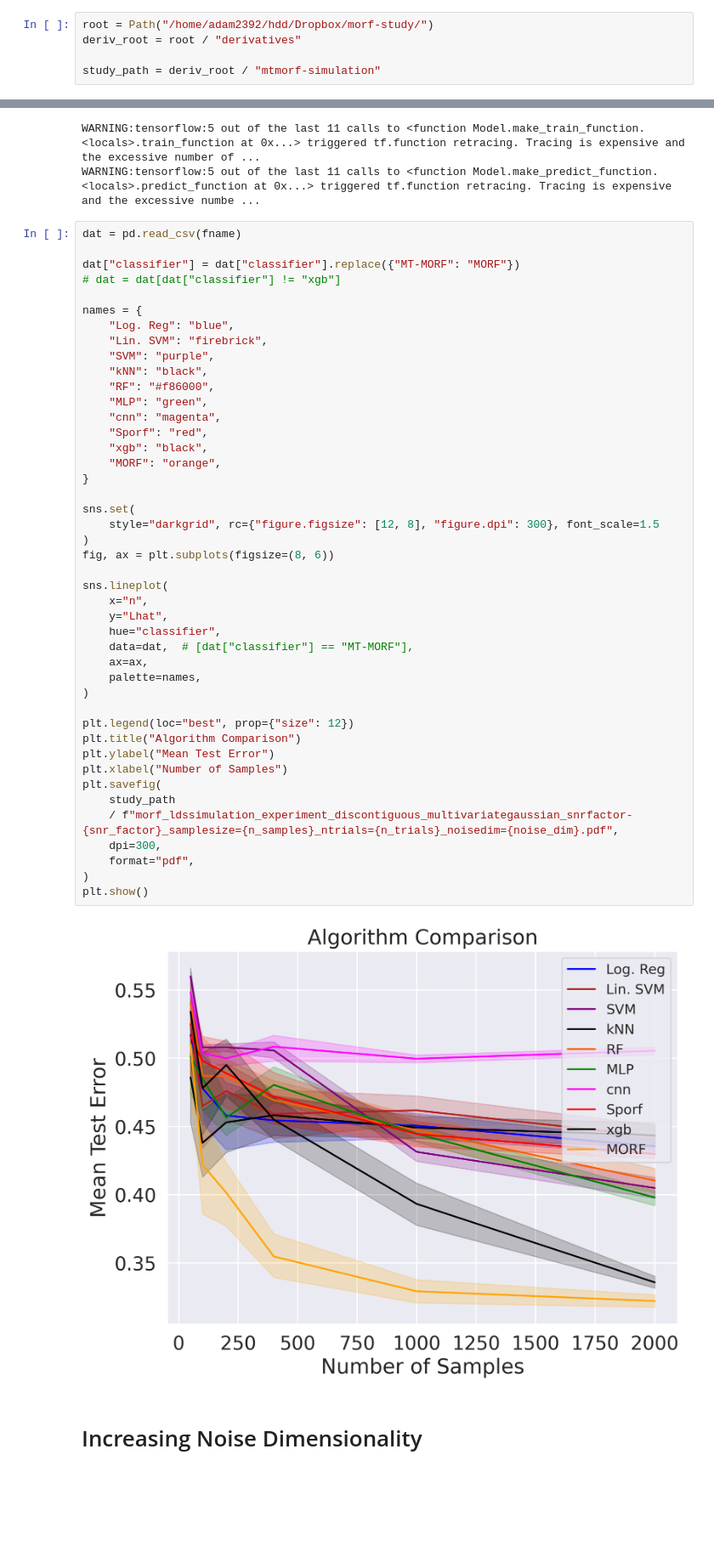
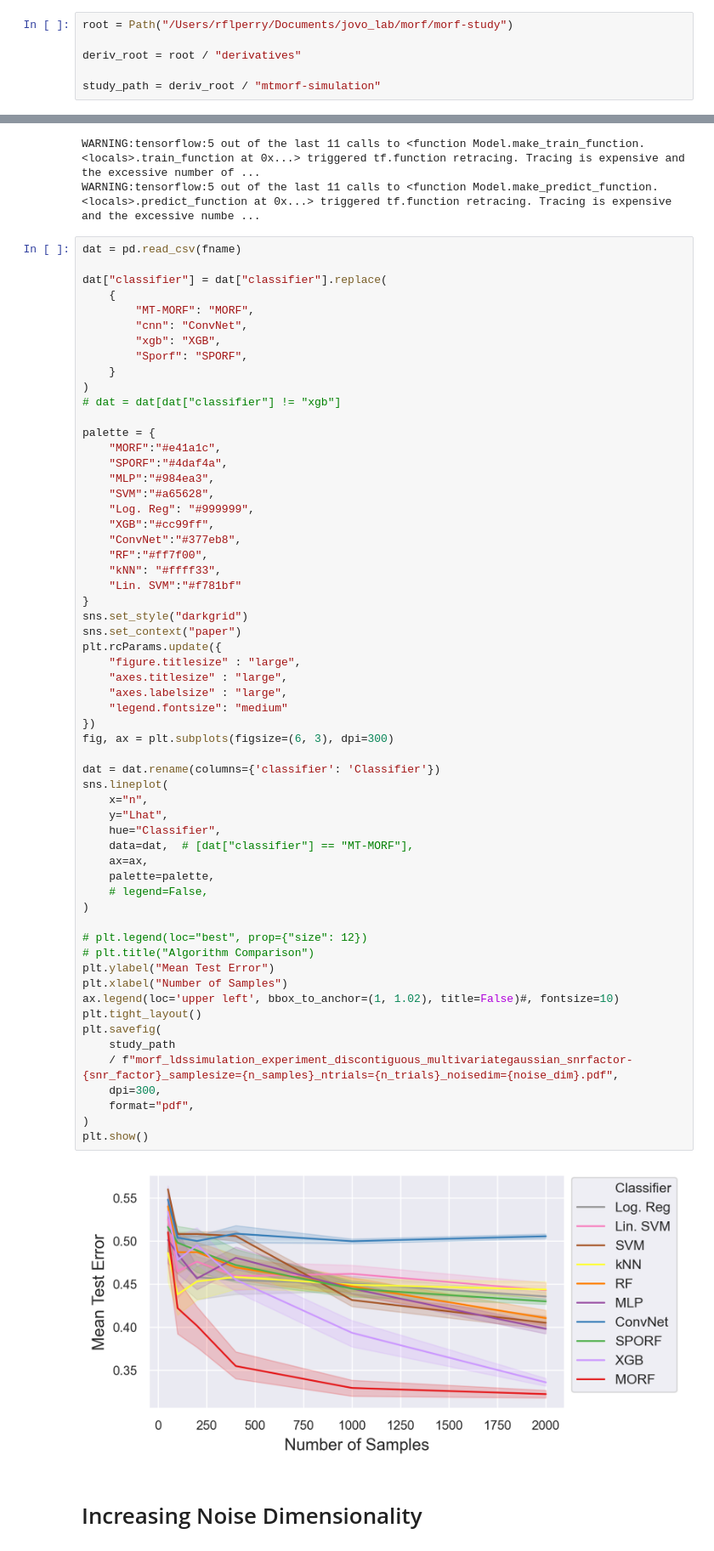
Before and after one commit to adam2392/morf-demo, a Jupyter notebook: notebooks/simulation_analysis_armodels_mtrf.ipynb, the cells around one changed output, grey strips where cells are left out. Shown at 85% size. Saved outputs shown, nothing was run; the diff lists cells and outputs as text; blank space fills up the shorter version.

```diff
--- a/notebooks/simulation_analysis_armodels_mtrf.ipynb
+++ b/notebooks/simulation_analysis_armodels_mtrf.ipynb
@@ -90,7 +87,8 @@ mu = np.zeros((data_dim,))
 # permutation strategy
 permutation_strategy = "alternate"
 # %%
-root = Path("/home/adam2392/hdd/Dropbox/morf-study/")
+root = Path("/Users/rflperry/Documents/jovo_lab/morf/morf-study")
+
 deriv_root = root / "derivatives"
 
 study_path = deriv_root / "mtmorf-simulation"
@@ -460,49 +458,64 @@ WARNING:tensorflow:5 out of the last 11 calls to <function Model.make_predict_fu
 # %%
 dat = pd.read_csv(fname)
 
-dat["classifier"] = dat["classifier"].replace({"MT-MORF": "MORF"})
+dat["classifier"] = dat["classifier"].replace(
+    {
+        "MT-MORF": "MORF",
+        "cnn": "ConvNet",
+        "xgb": "XGB",
+        "Sporf": "SPORF",
+    }
+)
 # dat = dat[dat["classifier"] != "xgb"]
 
-names = {
-    "Log. Reg": "blue",
-    "Lin. SVM": "firebrick",
-    "SVM": "purple",
-    "kNN": "black",
-    "RF": "#f86000",
-    "MLP": "green",
-    "cnn": "magenta",
-    "Sporf": "red",
-    "xgb": "black",
-    "MORF": "orange",
+palette = {
+    "MORF":"#e41a1c",
+    "SPORF":"#4daf4a",
+    "MLP":"#984ea3",
+    "SVM":"#a65628",
+    "Log. Reg": "#999999",
+    "XGB":"#cc99ff",
+    "ConvNet":"#377eb8",
+    "RF":"#ff7f00",
+    "kNN": "#ffff33",
+    "Lin. SVM":"#f781bf"
 }
+sns.set_style("darkgrid")
+sns.set_context("paper")
+plt.rcParams.update({
+    "figure.titlesize" : "large",
+    "axes.titlesize" : "large",
+    "axes.labelsize" : "large",
+    "legend.fontsize": "medium"
+})
+fig, ax = plt.subplots(figsize=(6, 3), dpi=300)
 
-sns.set(
-    style="darkgrid", rc={"figure.figsize": [12, 8], "figure.dpi": 300}, font_scale=1.5
-)
-fig, ax = plt.subplots(figsize=(8, 6))
-
+dat = dat.rename(columns={'classifier': 'Classifier'})
 sns.lineplot(
     x="n",
     y="Lhat",
-    hue="classifier",
+    hue="Classifier",
     data=dat,  # [dat["classifier"] == "MT-MORF"],
     ax=ax,
-    palette=names,
+    palette=palette,
+    # legend=False,
 )
 
-plt.legend(loc="best", prop={"size": 12})
-plt.title("Algorithm Comparison")
+# plt.legend(loc="best", prop={"size": 12})
+# plt.title("Algorithm Comparison")
 plt.ylabel("Mean Test Error")
 plt.xlabel("Number of Samples")
+ax.legend(loc='upper left', bbox_to_anchor=(1, 1.02), title=False)#, fontsize=10)
+plt.tight_layout()
 plt.savefig(
     study_path
     / f"morf_ldssimulation_experiment_discontiguous_multivariategaussian_snrfactor-{snr_factor}_samplesize={n_samples}_ntrials={n_trials}_noisedim={noise_dim}.pdf",
     dpi=300,
     format="pdf",
 )
 plt.show()
 # %% [output]
-[figure, old version]
+[figure, new version]
 # %% [markdown]
 # Increasing Noise Dimensionality
 # %%
```
Also changed, not shown: parts of 2 cells of this notebook, 9 other files.
